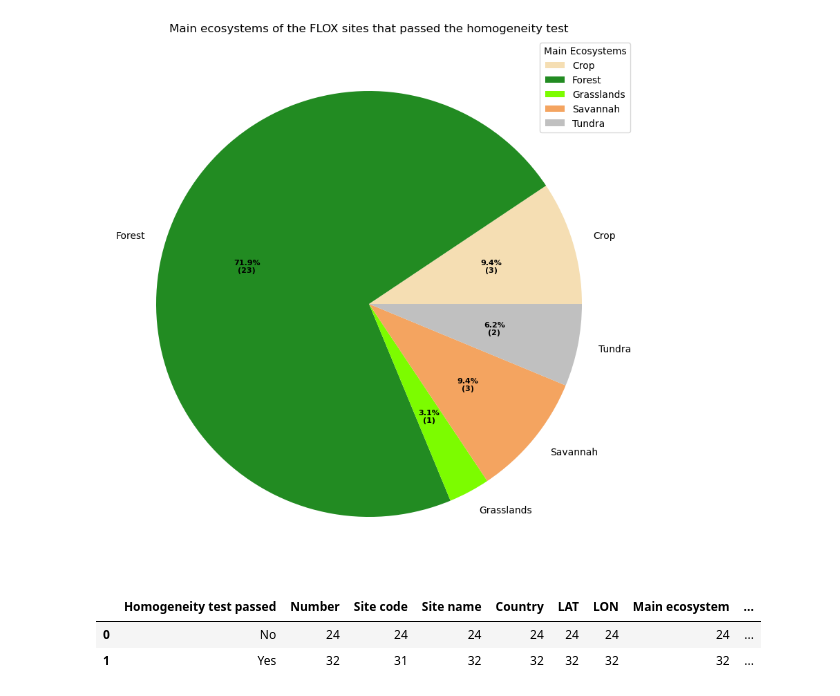
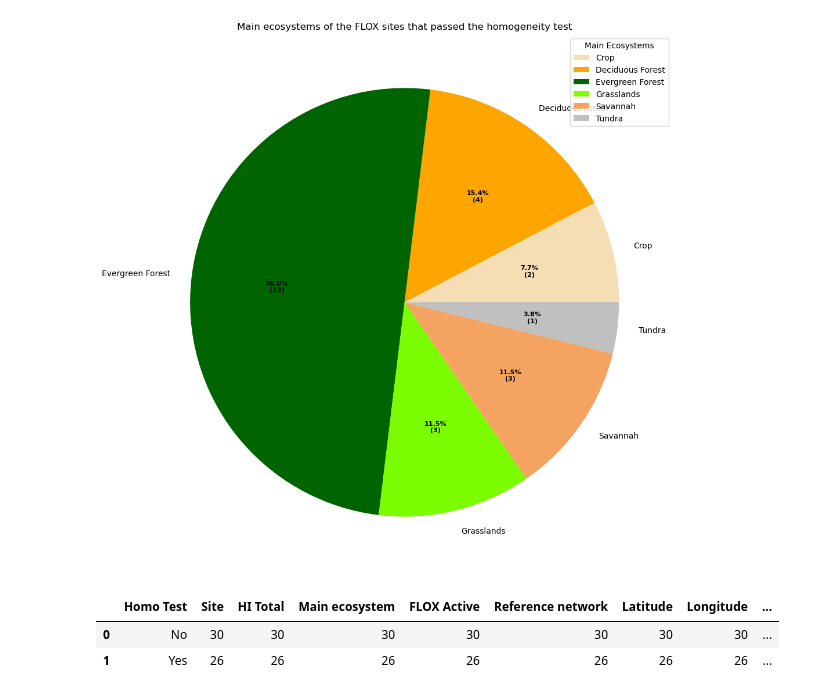
Before and after one commit to IAGO1215/DISCBICOCCA, a Jupyter notebook: NoteBooks Draft/Chart Pan.ipynb, the cells around one changed output. Saved outputs shown, nothing was run; the diff lists cells and outputs as text; code cells hidden in the pictures.

```diff
--- a/NoteBooks Draft/Chart Pan.ipynb
+++ b/NoteBooks Draft/Chart Pan.ipynb
@@ -20,0 +49,4 @@ df.head()
+# %%
+df_ECO = pd.read_excel(cwd + "\\Flox_sites_table_final_PFT_correct.xlsx", sheet_name = 'With-forest')
+df_ECO = df_ECO.drop(columns = (['Homogeneity test passed']))
+df_ECO.head()
@@ -20,0 +60,8 @@ df.head()
+# %%
+df_FLOX = pd.merge(left = df_HI, right = df_Network, on = 'Site')
+df_FLOX = df_FLOX[df_FLOX['Reference network'].str.contains("FLOX")]
+df_FLOX = df_FLOX[~df_FLOX['Site'].str.contains("New")]
+df_FLOX = pd.merge(left = df_FLOX, right = df_ECO, left_on="Site", right_on="Site code")
+df_FLOX = df_FLOX.reset_index(drop = True)
+df_FLOX = df_FLOX[['Site','HI Total','Homo Test', 'Main ecosystem', 'FLOX Active','Reference network','Latitude','Longitude','Site name','Country','Link']]
+df_FLOX.head()
@@ -21,5 +78,5 @@ df.head()
 # %%
 # Filter the sites which passed homogeneity test
-df_Passed = df[df['Homogeneity test passed'] == 'Yes']
+df_Passed = df_FLOX[df_FLOX['Homo Test'] == 'Yes']
 df_Passed.head()
 # %% [output]
@@ -62,44 +102,45 @@ plt.show()
+# %%
+mycolors = ["wheat", "orange","darkgreen", "lawngreen", "sandybrown","silver",'deepskyblue']
 # %%
 # Creating autocpt arguments
 
-
 def func(pct, allvalues):
-    absolute = int(pct / 100.*np.sum(allvalues))
+    absolute = int(round((pct / 100.*np.sum(allvalues)), 0))
     return "{:.1f}%\n({:d})".format(pct, absolute)
 
 
 # Creating plot
-fig, ax = plt.subplots(figsize=(10, 10))
-wedges, texts, autotexts = ax.pie(df_Passed_Grouped['Number'],
-                                  autopct=lambda pct: func(pct, df_Passed_Grouped['Number']),
+fig, ax = plt.subplots(figsize=(12, 12))
+wedges, texts, autotexts = ax.pie(df_Passed_Grouped['Site'],
+                                  autopct=lambda pct: func(pct, df_Passed_Grouped['Site']),
                                   labels=df_Passed_Grouped['Main ecosystem'],
                                   shadow=False,
                                   colors=mycolors,
                                   startangle=0,
                                   wedgeprops={'linewidth': 0, 'edgecolor': "green"},
                                   textprops=dict(color="black"))
 
 
 
 plt.setp(autotexts, size=8, weight="bold")
 ax.set_title("Main ecosystems of the FLOX sites that passed the homogeneity test")
 
 # show plot
 ax.legend(wedges, df_Passed_Grouped['Main ecosystem'],
           title="Main Ecosystems",
           loc="upper right")
 plt.show()
 # %% [output]
-[figure, old version]
+[figure, new version]
 # %%
 # Group by test-passed and test-failed
-df_Test_Grouped = df.groupby('Homogeneity test passed').count()
+df_Test_Grouped = df_FLOX.groupby('Homo Test').count()
 df_Test_Grouped = df_Test_Grouped.reset_index()
 df_Test_Grouped.head()
 # %% [output]
-|  | Homogeneity test passed | Number | Site code | Site name | Country | LAT | LON | Main ecosystem | ... |
-| 0 | No | 24 | 24 | 24 | 24 | 24 | 24 | 24 | ... |
-| 1 | Yes | 32 | 31 | 32 | 32 | 32 | 32 | 32 | ... |
+|  | Homo Test | Site | HI Total | Main ecosystem | FLOX Active | Reference network | Latitude | Longitude | ... |
+| 0 | No | 30 | 30 | 30 | 30 | 30 | 30 | 30 | ... |
+| 1 | Yes | 26 | 26 | 26 | 26 | 26 | 26 | 26 | ... |
 # %%
 # Creating autocpt arguments
 def func(pct, allvalues):
```
Also changed, not shown: parts of 18 cells of this notebook, 25 other files.
